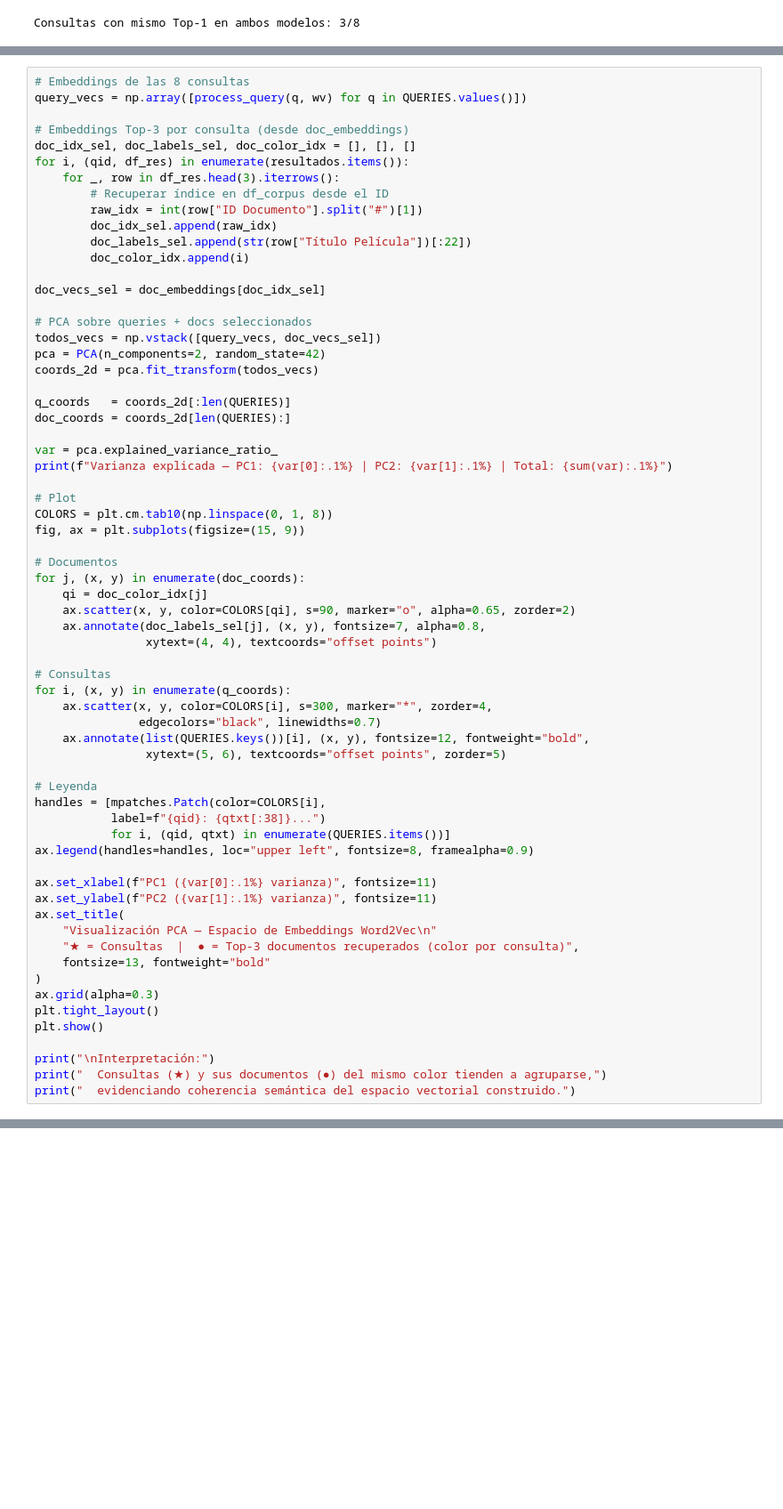
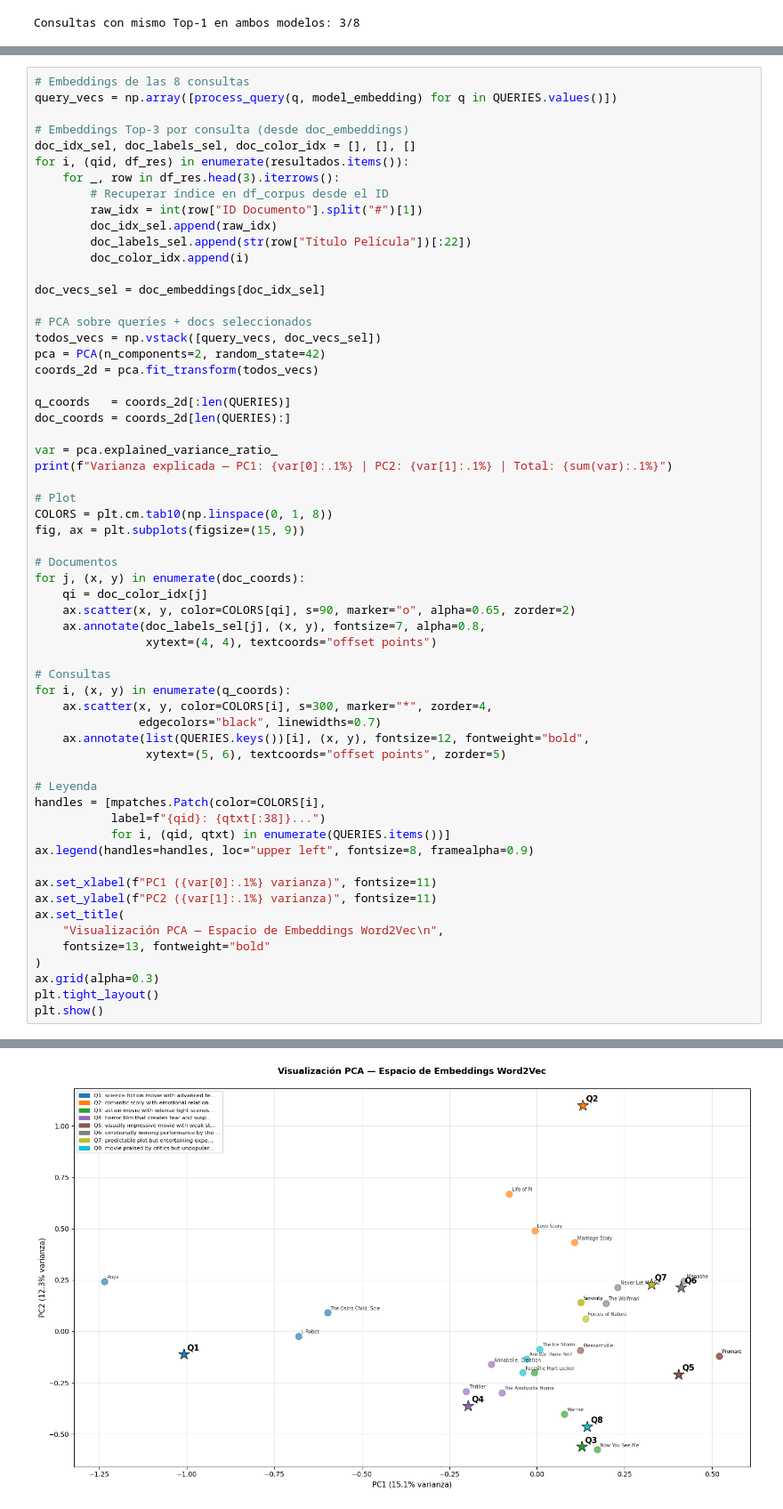
Before and after one commit to Miguel-EMC/recuperacion_de_informacion, a Jupyter notebook: ExamenPrimero/MuzoMiguel_ex1bim_ir26a.ipynb, the cells around one changed output, grey strips where cells are left out. Shown at 89% size. Cells and saved outputs as stored; diff of their text form; blank space fills up the shorter version.

```diff
--- a/ExamenPrimero/MuzoMiguel_ex1bim_ir26a.ipynb
+++ b/ExamenPrimero/MuzoMiguel_ex1bim_ir26a.ipynb
@@ -556,6 +556,6 @@ Se proyectan a 2D los embeddings de las **8 consultas** (★) y sus **Top-3 docu
 # %%
 # Embeddings de las 8 consultas
-query_vecs = np.array([process_query(q, wv) for q in QUERIES.values()])
+query_vecs = np.array([process_query(q, model_embedding) for q in QUERIES.values()])
 
 # Embeddings Top-3 por consulta (desde doc_embeddings)
 doc_idx_sel, doc_labels_sel, doc_color_idx = [], [], []
@@ -607,15 +607,10 @@ ax.legend(handles=handles, loc="upper left", fontsize=8, framealpha=0.9)
 ax.set_xlabel(f"PC1 ({var[0]:.1%} varianza)", fontsize=11)
 ax.set_ylabel(f"PC2 ({var[1]:.1%} varianza)", fontsize=11)
 ax.set_title(
-    "Visualización PCA — Espacio de Embeddings Word2Vec\n"
-    "★ = Consultas  |  ● = Top-3 documentos recuperados (color por consulta)",
+    "Visualización PCA — Espacio de Embeddings Word2Vec\n",
     fontsize=13, fontweight="bold"
 )
 ax.grid(alpha=0.3)
 plt.tight_layout()
 plt.show()
-
-print("\nInterpretación:")
-print("  Consultas (★) y sus documentos (●) del mismo color tienden a agruparse,")
-print("  evidenciando coherencia semántica del espacio vectorial construido.")
 # %% [output]
@@ -622,0 +618 @@ NameError: name 'wv' is not defined
+[figure, added]
```
Also changed, not shown: parts of 2 cells of this notebook.
